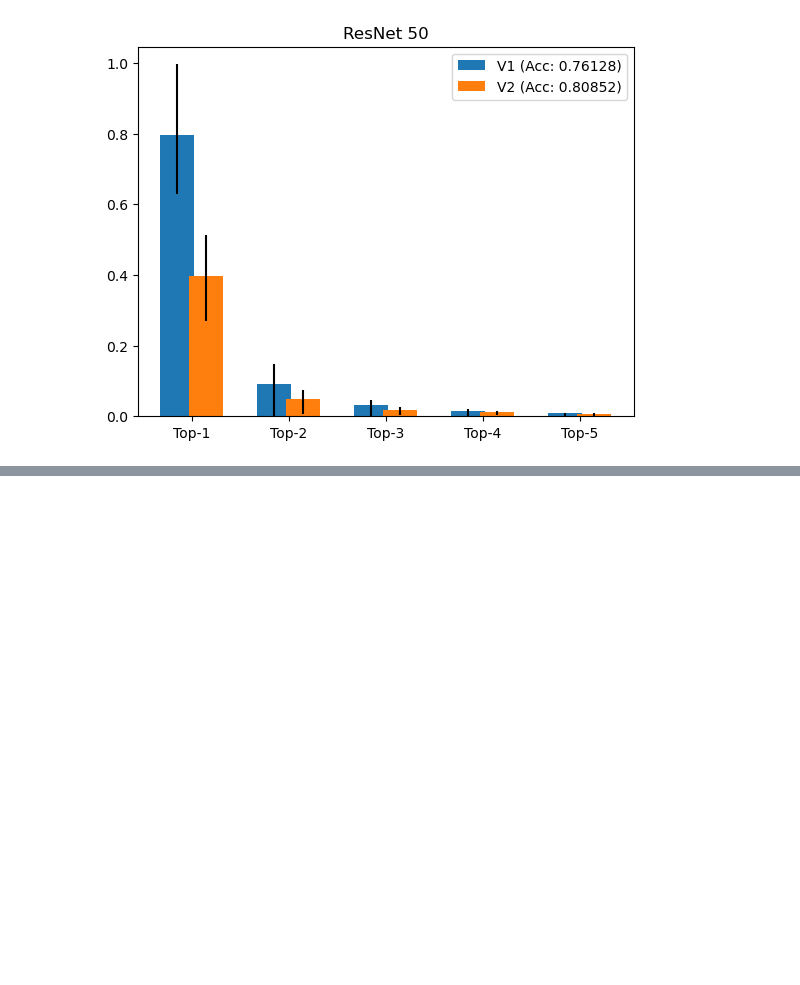
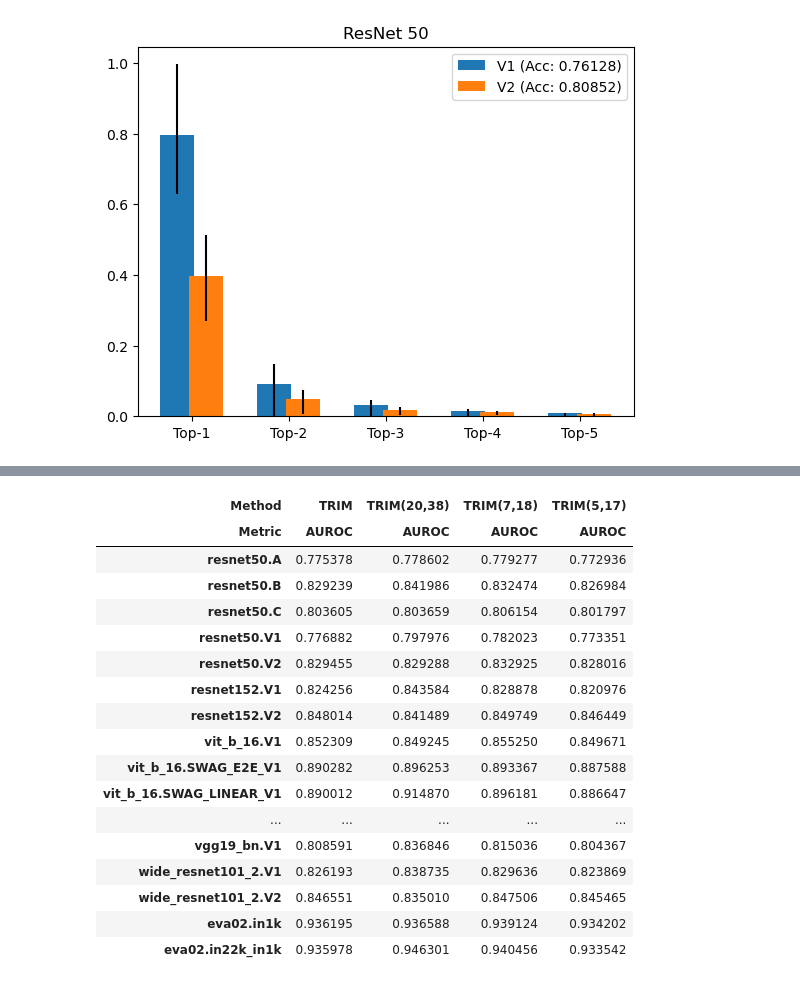
Before and after one commit to wizardbc/trim, a Jupyter notebook: eval.ipynb, the cells around one changed output, grey strips where cells are left out. Saved outputs shown, nothing was run; the diff lists cells and outputs as text; code cells hidden in the pictures; blank space fills up the shorter version.

```diff
--- a/eval.ipynb
+++ b/eval.ipynb
@@ -303,0 +470,22 @@ plt.show()
+# %%
+df_auroc = df_avg.loc[:, pd.IndexSlice[:,['AUROC', 'Accuracy']]]
+color_df(df_auroc[['TRIM']+_trim_lst])
+# %% [output]
+| Method | TRIM | TRIM(20,38) | TRIM(7,18) | TRIM(5,17) |
+| Metric | AUROC | AUROC | AUROC | AUROC |
+| resnet50.A | 0.775378 | 0.778602 | 0.779277 | 0.772936 |
+| resnet50.B | 0.829239 | 0.841986 | 0.832474 | 0.826984 |
+| resnet50.C | 0.803605 | 0.803659 | 0.806154 | 0.801797 |
+| resnet50.V1 | 0.776882 | 0.797976 | 0.782023 | 0.773351 |
+| resnet50.V2 | 0.829455 | 0.829288 | 0.832925 | 0.828016 |
+| resnet152.V1 | 0.824256 | 0.843584 | 0.828878 | 0.820976 |
+| resnet152.V2 | 0.848014 | 0.841489 | 0.849749 | 0.846449 |
+| vit_b_16.V1 | 0.852309 | 0.849245 | 0.855250 | 0.849671 |
+| vit_b_16.SWAG_E2E_V1 | 0.890282 | 0.896253 | 0.893367 | 0.887588 |
+| vit_b_16.SWAG_LINEAR_V1 | 0.890012 | 0.914870 | 0.896181 | 0.886647 |
+| ... | ... | ... | ... | ... |
+| vgg19_bn.V1 | 0.808591 | 0.836846 | 0.815036 | 0.804367 |
+| wide_resnet101_2.V1 | 0.826193 | 0.838735 | 0.829636 | 0.823869 |
+| wide_resnet101_2.V2 | 0.846551 | 0.835010 | 0.847506 | 0.845465 |
+| eva02.in1k | 0.936195 | 0.936588 | 0.939124 | 0.934202 |
+| eva02.in22k_in1k | 0.935978 | 0.946301 | 0.940456 | 0.933542 |
```
Also changed, not shown: parts of 19 cells of this notebook.
